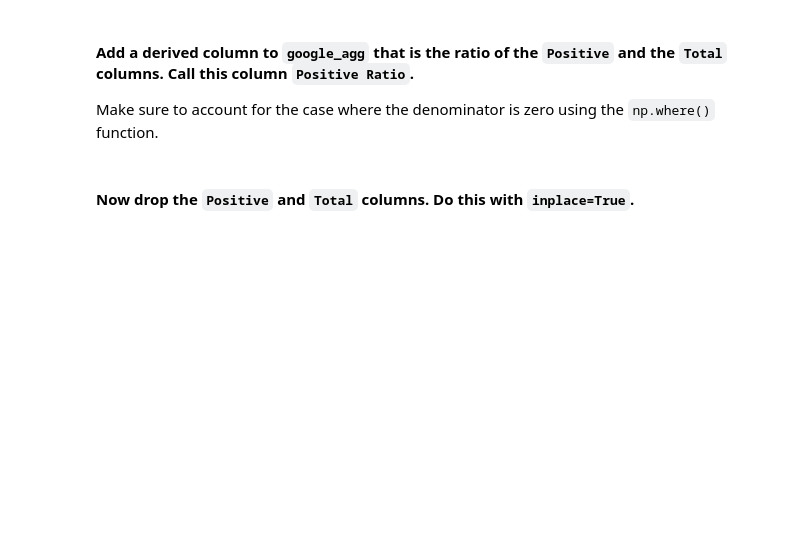
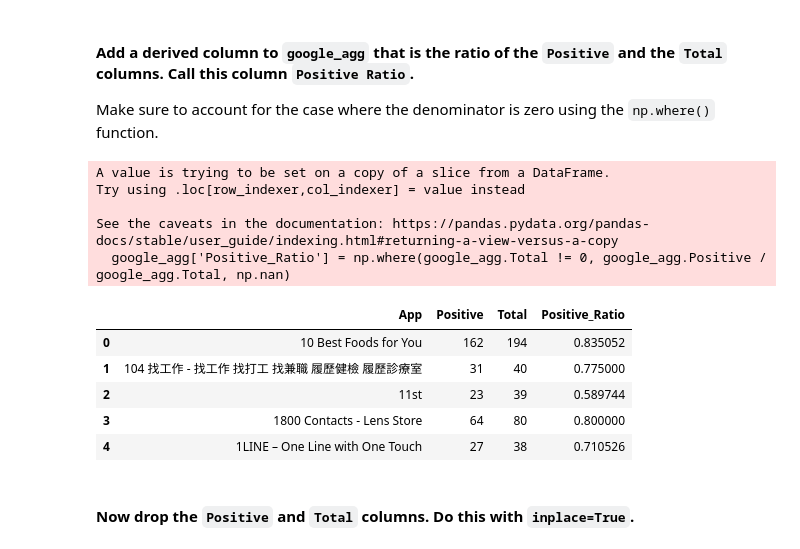
Before and after one commit to Ironhack-Data-Madrid-Octubre-2023/7.2-lab_supervised_learning_feature_extraction, a Jupyter notebook: your-code/main.ipynb, the cells around one changed output. Cells and saved outputs as stored; diff of their text form; code cells hidden in the pictures; blank space fills up the shorter version.

```diff
--- a/your-code/main.ipynb
+++ b/your-code/main.ipynb
@@ -558,6 +580,11 @@ def positive_function(x):
     Returns:
         The number of occurrences of `Positive` in the column data.
     """
+
+    # Recibimos una columna y camos a recorrerla y devolver el contador
+    contador = np.sum(np.where(x == 'Positive', 1, 0))
+
+    return contador
 # %% [markdown]
 #### Step 2: Create a new dataframe to contain the `App` name, the number of positive reviews, and the total number of reviews of each app
 
@@ -576,0 +602,3 @@ As of Pandas v0.23.4, you may opt to supply an array or an object to `agg()`. If
+# %%
+google_agg = review_missing_removed.groupby('App').size().reset_index(name='Total')
+google_agg.head()
@@ -576,0 +612,7 @@ As of Pandas v0.23.4, you may opt to supply an array or an object to `agg()`. If
+# %%
+# Guay, ya tengo el num de reviews, me falta aplicar la función antes definida para crear la nueva columna que cuente en cuantas de las reviews aparece la palabra positive
+google_agg['Positive'] = google_agg.App.apply(lambda x: positive_function(review_missing_removed[review_missing_removed.App == x]['Sentiment']))
+google_agg.head()
+
+# Queda un poco chorizo pero en esta lambda, x es cada App del df google.agg -> llamamos a la positive_function() y le pasamos la columna 'Sentiment' para
+# aquellas filas que contengan en la columna app la aplicación en cuestión.
@@ -580,0 +628,4 @@ Print the first 5 rows of `google_agg` to check it.
+# %%
+# Hecho, cambio order para que quede igual:
+google_agg = google_agg[['App', 'Positive', 'Total']]
+google_agg.head()
@@ -587,2 +643,17 @@ Make sure to account for the case where the denominator is zero using the `np.wh
+# %%
+google_agg['Positive_Ratio'] = np.where(google_agg.Total != 0, google_agg.Positive / google_agg.Total, np.nan)
+google_agg.head()
+# %% [output]
+A value is trying to be set on a copy of a slice from a DataFrame.
+Try using .loc[row_indexer,col_indexer] = value instead
+
+See the caveats in the documentation: https://pandas.pydata.org/pandas-docs/stable/user_guide/indexing.html#returning-a-view-versus-a-copy
+  google_agg['Positive_Ratio'] = np.where(google_agg.Total != 0, google_agg.Positive / google_agg.Total, np.nan)
+|  | App | Positive | Total | Positive_Ratio |
+| 0 | 10 Best Foods for You | 162 | 194 | 0.835052 |
+| 1 | 104 找工作 - 找工作 找打工 找兼職 履歷健檢 履歷診療室 | 31 | 40 | 0.775000 |
+| 2 | 11st | 23 | 39 | 0.589744 |
+| 3 | 1800 Contacts - Lens Store | 64 | 80 | 0.800000 |
+| 4 | 1LINE – One Line with One Touch | 27 | 38 | 0.710526 |
 # %% [markdown]
 #### Now drop the `Positive` and `Total` columns. Do this with `inplace=True`.
```
Also changed, not shown: parts of 18 cells of this notebook.
